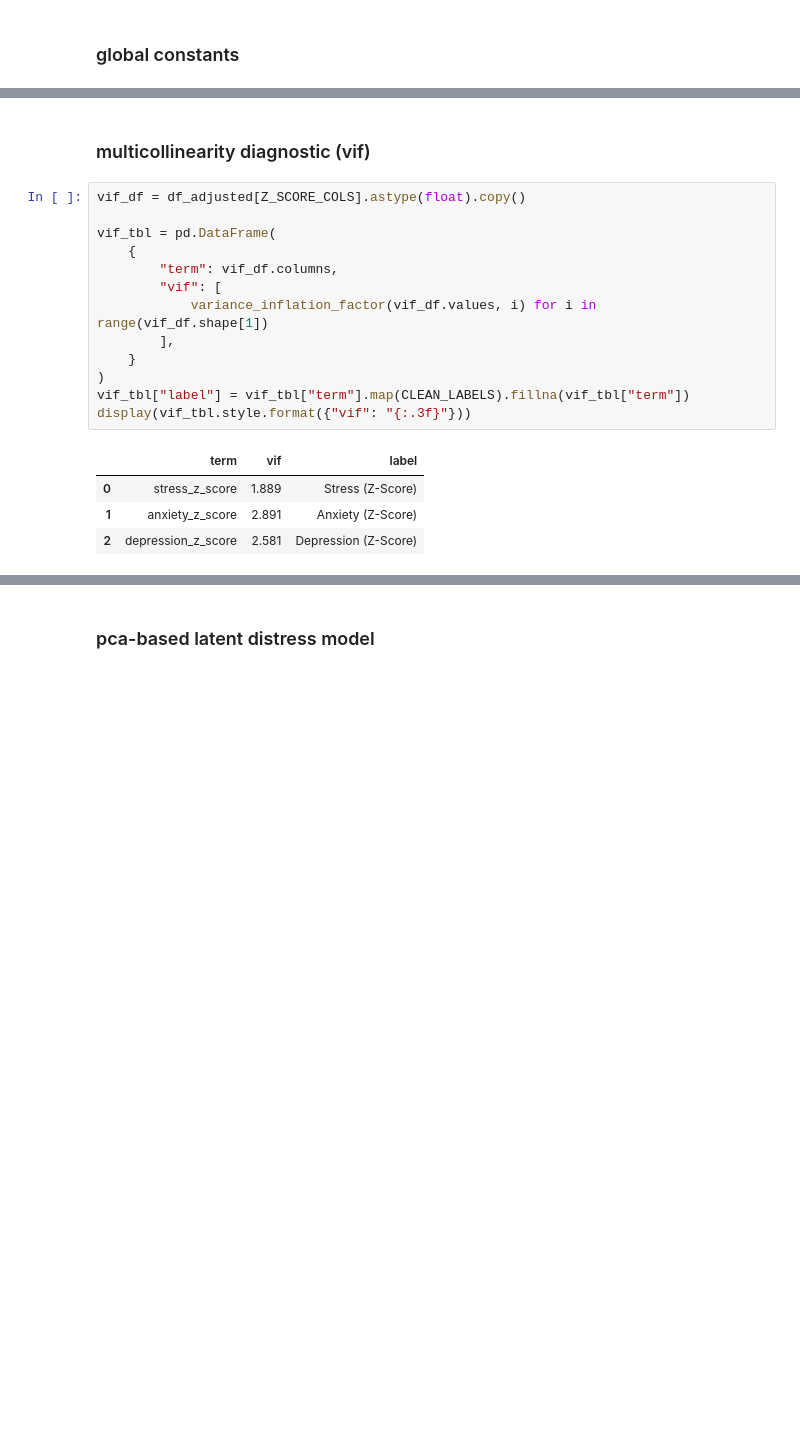
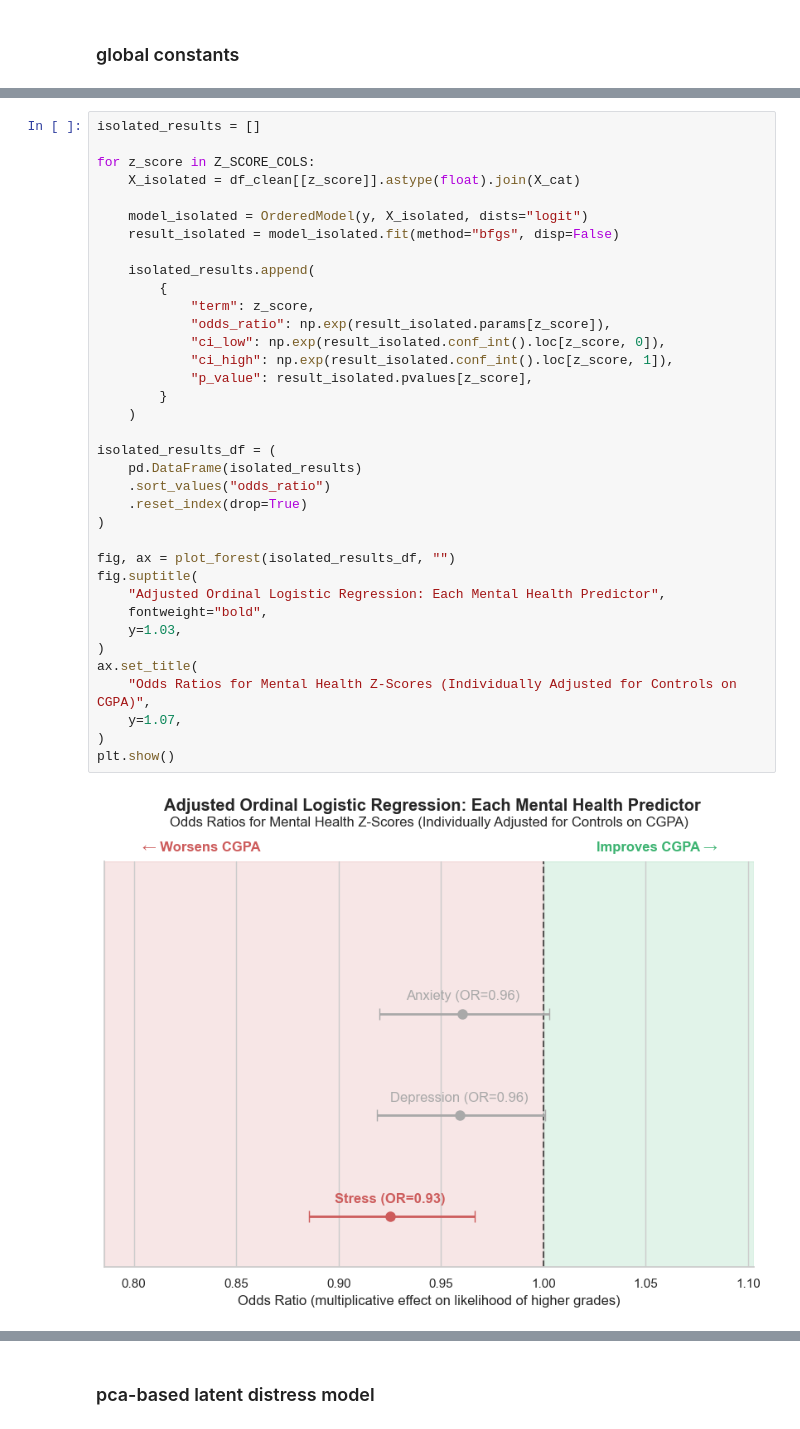
Before and after one commit to manuuu13/data7001_group15_project, a Jupyter notebook: mhp/cda.ipynb, the cells around one changed output, grey strips where cells are left out. Saved outputs shown, nothing was run; the diff lists cells and outputs as text; blank space fills up the shorter version.

Commit message:
first complete cda for mhp research question and formatted notebooks

```diff
--- a/mhp/cda.ipynb
+++ b/mhp/cda.ipynb
@@ -408,20 +281,38 @@ display(
-# %% [markdown]
-### multicollinearity diagnostic (vif)
-# %%
-vif_df = df_adjusted[Z_SCORE_COLS].astype(float).copy()
-
-vif_tbl = pd.DataFrame(
-    {
-        "term": vif_df.columns,
-        "vif": [
-            variance_inflation_factor(vif_df.values, i) for i in range(vif_df.shape[1])
-        ],
-    }
-)
-vif_tbl["label"] = vif_tbl["term"].map(CLEAN_LABELS).fillna(vif_tbl["term"])
-display(vif_tbl.style.format({"vif": "{:.3f}"}))
-# %% [output]
-|  | term | vif | label |
-| 0 | stress_z_score | 1.889 | Stress (Z-Score) |
-| 1 | anxiety_z_score | 2.891 | Anxiety (Z-Score) |
-| 2 | depression_z_score | 2.581 | Depression (Z-Score) |
+# %%
+isolated_results = []
+
+for z_score in Z_SCORE_COLS:
+    X_isolated = df_clean[[z_score]].astype(float).join(X_cat)
+
+    model_isolated = OrderedModel(y, X_isolated, dists="logit")
+    result_isolated = model_isolated.fit(method="bfgs", disp=False)
+
+    isolated_results.append(
+        {
+            "term": z_score,
+            "odds_ratio": np.exp(result_isolated.params[z_score]),
+            "ci_low": np.exp(result_isolated.conf_int().loc[z_score, 0]),
+            "ci_high": np.exp(result_isolated.conf_int().loc[z_score, 1]),
+            "p_value": result_isolated.pvalues[z_score],
+        }
+    )
+
+isolated_results_df = (
+    pd.DataFrame(isolated_results)
+    .sort_values("odds_ratio")
+    .reset_index(drop=True)
+)
+
+fig, ax = plot_forest(isolated_results_df, "")
+fig.suptitle(
+    "Adjusted Ordinal Logistic Regression: Each Mental Health Predictor",
+    fontweight="bold",
+    y=1.03,
+)
+ax.set_title(
+    "Odds Ratios for Mental Health Z-Scores (Individually Adjusted for Controls on CGPA)",
+    y=1.07,
+)
+plt.show()
+# %% [output]
+[figure, added]
```
Also changed, not shown: parts of 30 cells of this notebook, 18 other files.
